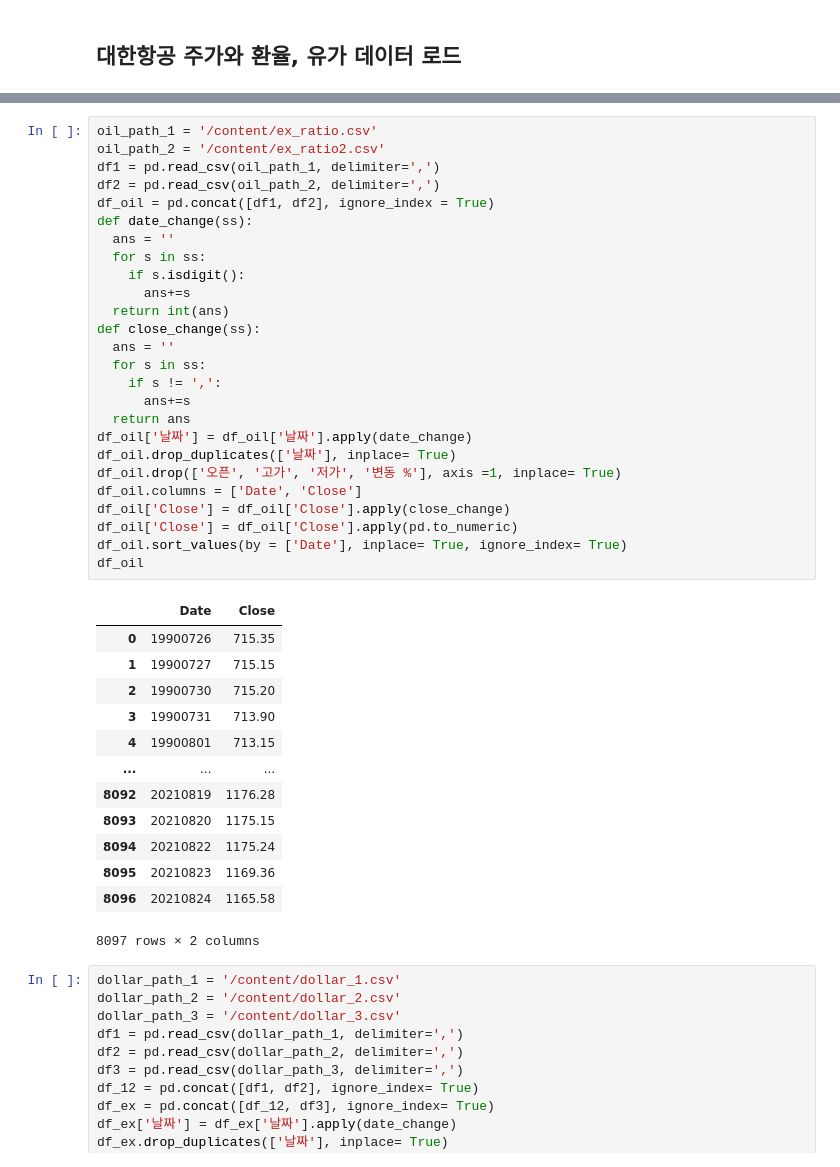
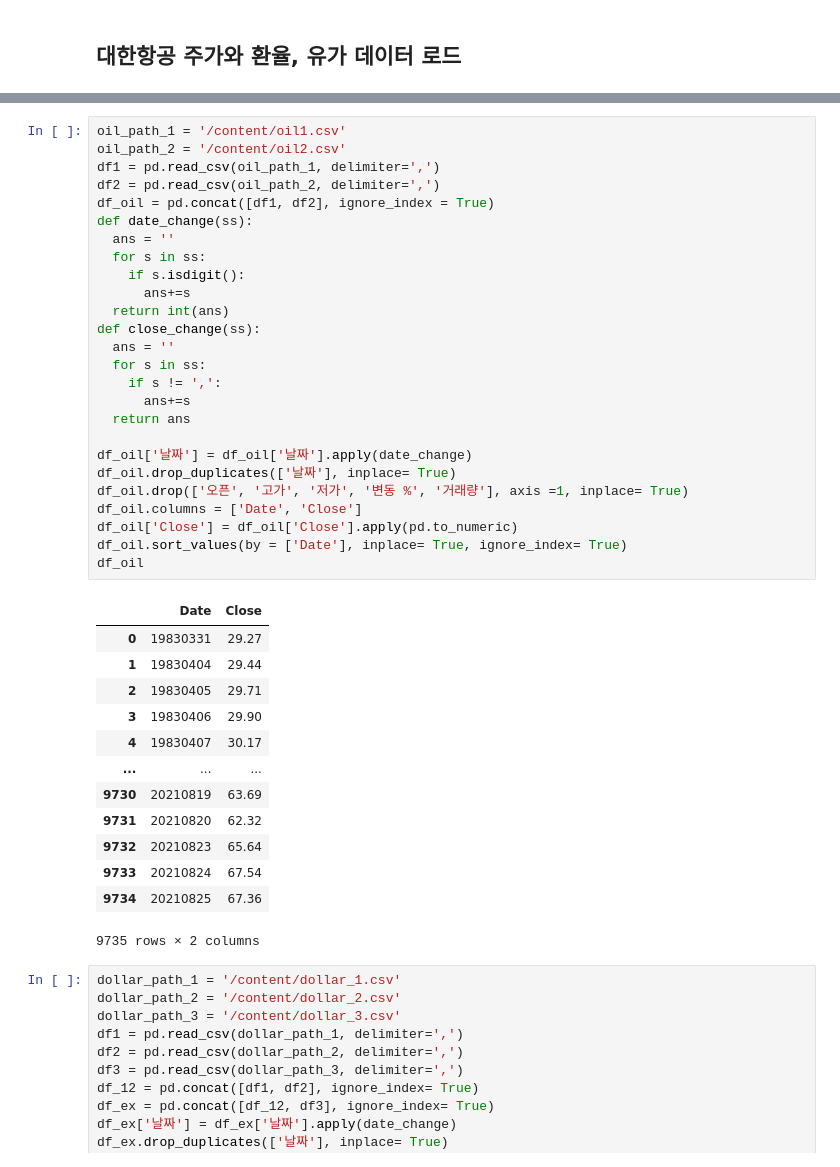
Before and after one commit to NahahaNahaha/2021_senier_project, a Jupyter notebook: KoreanAirModel.ipynb, the cells around one changed output, grey strips where cells are left out. Saved outputs shown, nothing was run; the diff lists cells and outputs as text.

```diff
--- a/KoreanAirModel.ipynb
+++ b/KoreanAirModel.ipynb
@@ -70,43 +70,43 @@ df
 # %%
-oil_path_1 = '/content/ex_ratio.csv'
-oil_path_2 = '/content/ex_ratio2.csv'
+oil_path_1 = '/content/oil1.csv'
+oil_path_2 = '/content/oil2.csv'
 df1 = pd.read_csv(oil_path_1, delimiter=',')
 df2 = pd.read_csv(oil_path_2, delimiter=',')
 df_oil = pd.concat([df1, df2], ignore_index = True)
 def date_change(ss):
   ans = ''
   for s in ss:
     if s.isdigit():
       ans+=s
   return int(ans)
 def close_change(ss):
   ans = ''
   for s in ss:
     if s != ',':
       ans+=s
   return ans
+
 df_oil['날짜'] = df_oil['날짜'].apply(date_change)
 df_oil.drop_duplicates(['날짜'], inplace= True)
-df_oil.drop(['오픈', '고가', '저가', '변동 %'], axis =1, inplace= True)
+df_oil.drop(['오픈', '고가', '저가', '변동 %', '거래량'], axis =1, inplace= True)
 df_oil.columns = ['Date', 'Close']
-df_oil['Close'] = df_oil['Close'].apply(close_change)
 df_oil['Close'] = df_oil['Close'].apply(pd.to_numeric)
 df_oil.sort_values(by = ['Date'], inplace= True, ignore_index= True)
 df_oil
 # %% [output]
 |  | Date | Close |
-| 0 | 19900726 | 715.35 |
-| 1 | 19900727 | 715.15 |
-| 2 | 19900730 | 715.20 |
-| 3 | 19900731 | 713.90 |
-| 4 | 19900801 | 713.15 |
+| 0 | 19830331 | 29.27 |
+| 1 | 19830404 | 29.44 |
+| 2 | 19830405 | 29.71 |
+| 3 | 19830406 | 29.90 |
+| 4 | 19830407 | 30.17 |
 | ... | ... | ... |
-| 8092 | 20210819 | 1176.28 |
-| 8093 | 20210820 | 1175.15 |
-| 8094 | 20210822 | 1175.24 |
-| 8095 | 20210823 | 1169.36 |
-| 8096 | 20210824 | 1165.58 |
+| 9730 | 20210819 | 63.69 |
+| 9731 | 20210820 | 62.32 |
+| 9732 | 20210823 | 65.64 |
+| 9733 | 20210824 | 67.54 |
+| 9734 | 20210825 | 67.36 |
-8097 rows × 2 columns
+9735 rows × 2 columns
 # %%
 dollar_path_1 = '/content/dollar_1.csv'
 dollar_path_2 = '/content/dollar_2.csv'
```
Also changed, not shown: parts of 12 cells of this notebook.
